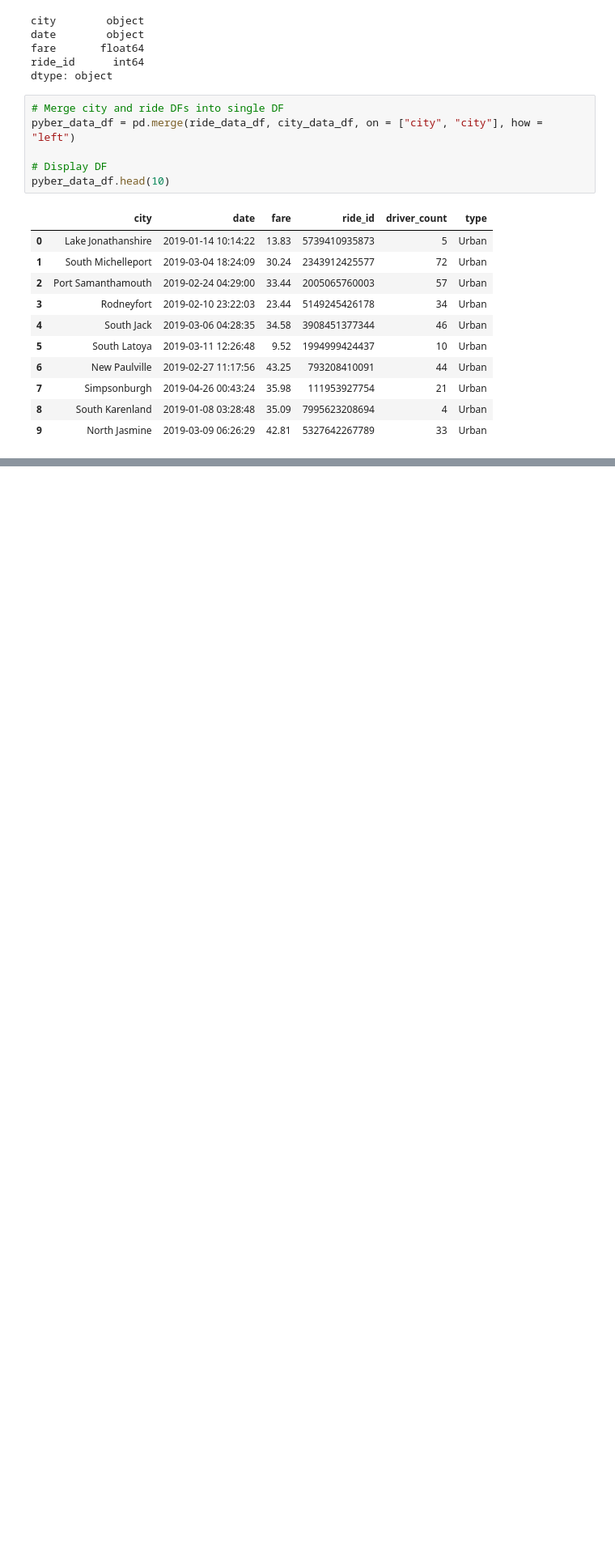
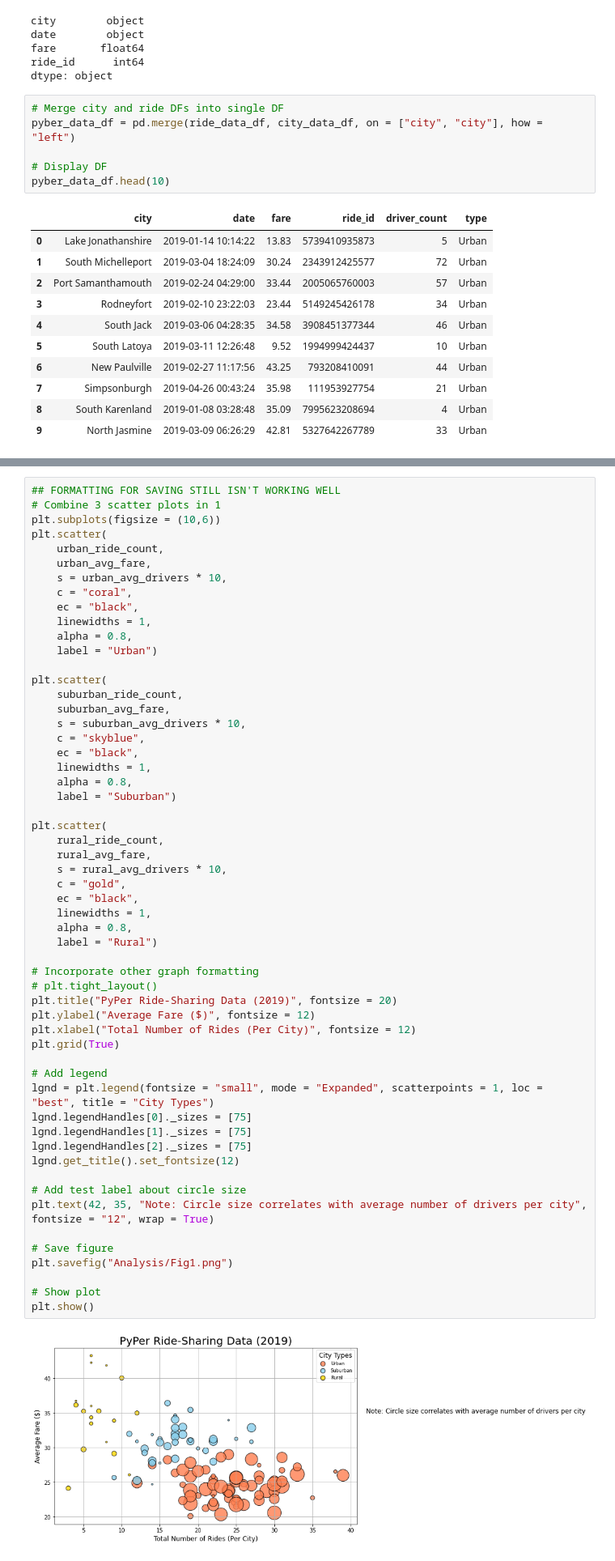
Before and after one commit to jenamis/pyber-analysis, a Jupyter notebook: PyBer.ipynb, the cells around one changed output, grey strips where cells are left out. Shown: that part at 81% size. Saved outputs shown, nothing was run; the diff lists cells and outputs as text; blank space fills up the shorter version.

```diff
--- a/PyBer.ipynb
+++ b/PyBer.ipynb
@@ -144,0 +321,58 @@ pyber_data_df.head(10)
+# %%
+## FORMATTING FOR SAVING STILL ISN'T WORKING WELL
+# Combine 3 scatter plots in 1
+plt.subplots(figsize = (10,6))
+plt.scatter(
+    urban_ride_count,
+    urban_avg_fare,
+    s = urban_avg_drivers * 10,
+    c = "coral",
+    ec = "black",
+    linewidths = 1,
+    alpha = 0.8,
+    label = "Urban")
+
+plt.scatter(
+    suburban_ride_count,
+    suburban_avg_fare,
+    s = suburban_avg_drivers * 10,
+    c = "skyblue",
+    ec = "black",
+    linewidths = 1,
+    alpha = 0.8,
+    label = "Suburban")
+
+plt.scatter(
+    rural_ride_count,
+    rural_avg_fare,
+    s = rural_avg_drivers * 10,
+    c = "gold",
+    ec = "black",
+    linewidths = 1,
+    alpha = 0.8,
+    label = "Rural")
+
+# Incorporate other graph formatting
+# plt.tight_layout()
+plt.title("PyPer Ride-Sharing Data (2019)", fontsize = 20)
+plt.ylabel("Average Fare ($)", fontsize = 12)
+plt.xlabel("Total Number of Rides (Per City)", fontsize = 12)
+plt.grid(True)
+
+# Add legend
+lgnd = plt.legend(fontsize = "small", mode = "Expanded", scatterpoints = 1, loc = "best", title = "City Types")
+lgnd.legendHandles[0]._sizes = [75]
+lgnd.legendHandles[1]._sizes = [75]
+lgnd.legendHandles[2]._sizes = [75]
+lgnd.get_title().set_fontsize(12)
+
+# Add test label about circle size
+plt.text(42, 35, "Note: Circle size correlates with average number of drivers per city", fontsize = "12", wrap = True)
+
+# Save figure
+plt.savefig("Analysis/Fig1.png")
+
+# Show plot
+plt.show()
+# %% [output]
+[figure, added]
```
Also changed, not shown: parts of 13 cells of this notebook, 1 other file.
